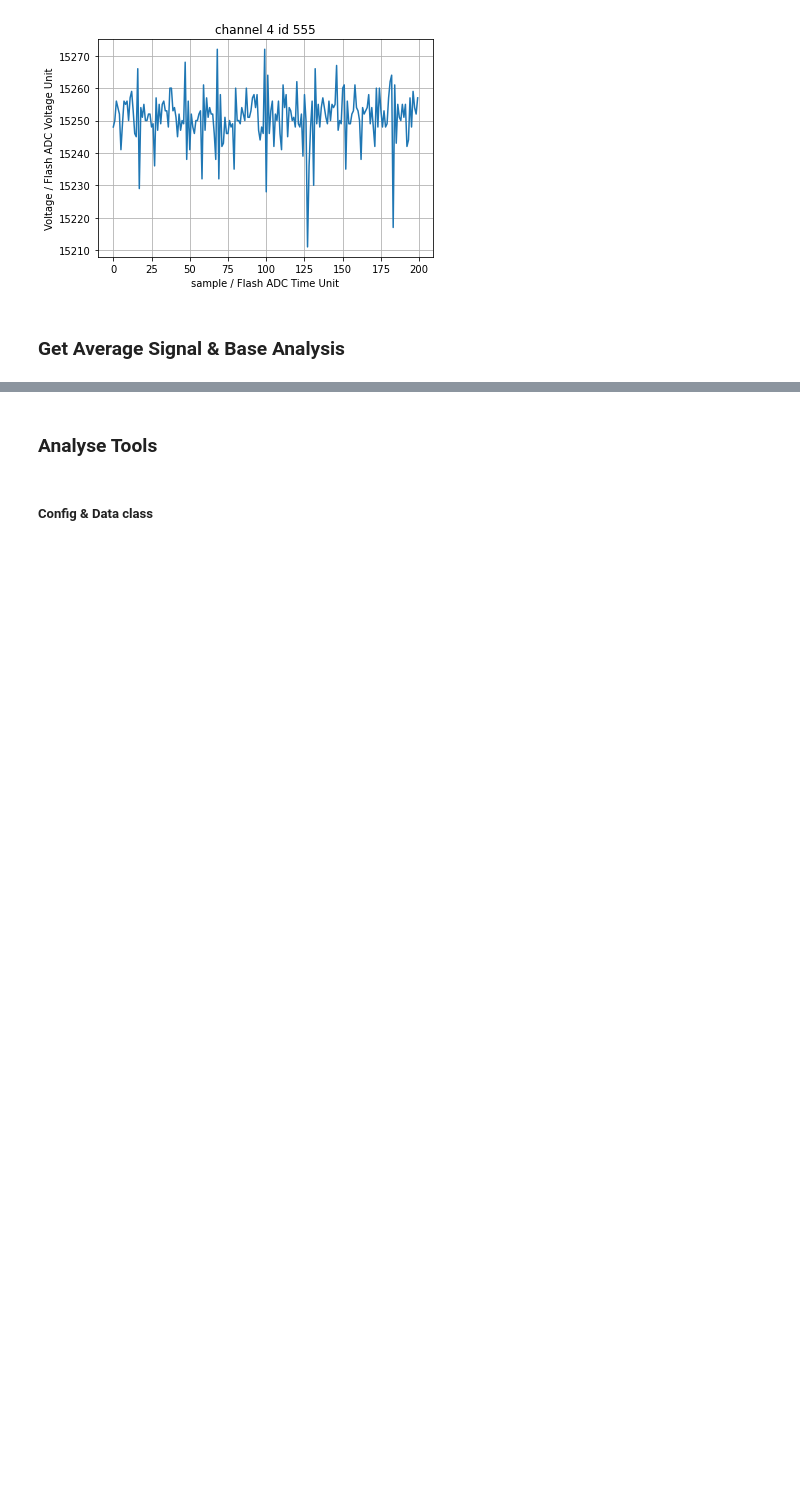
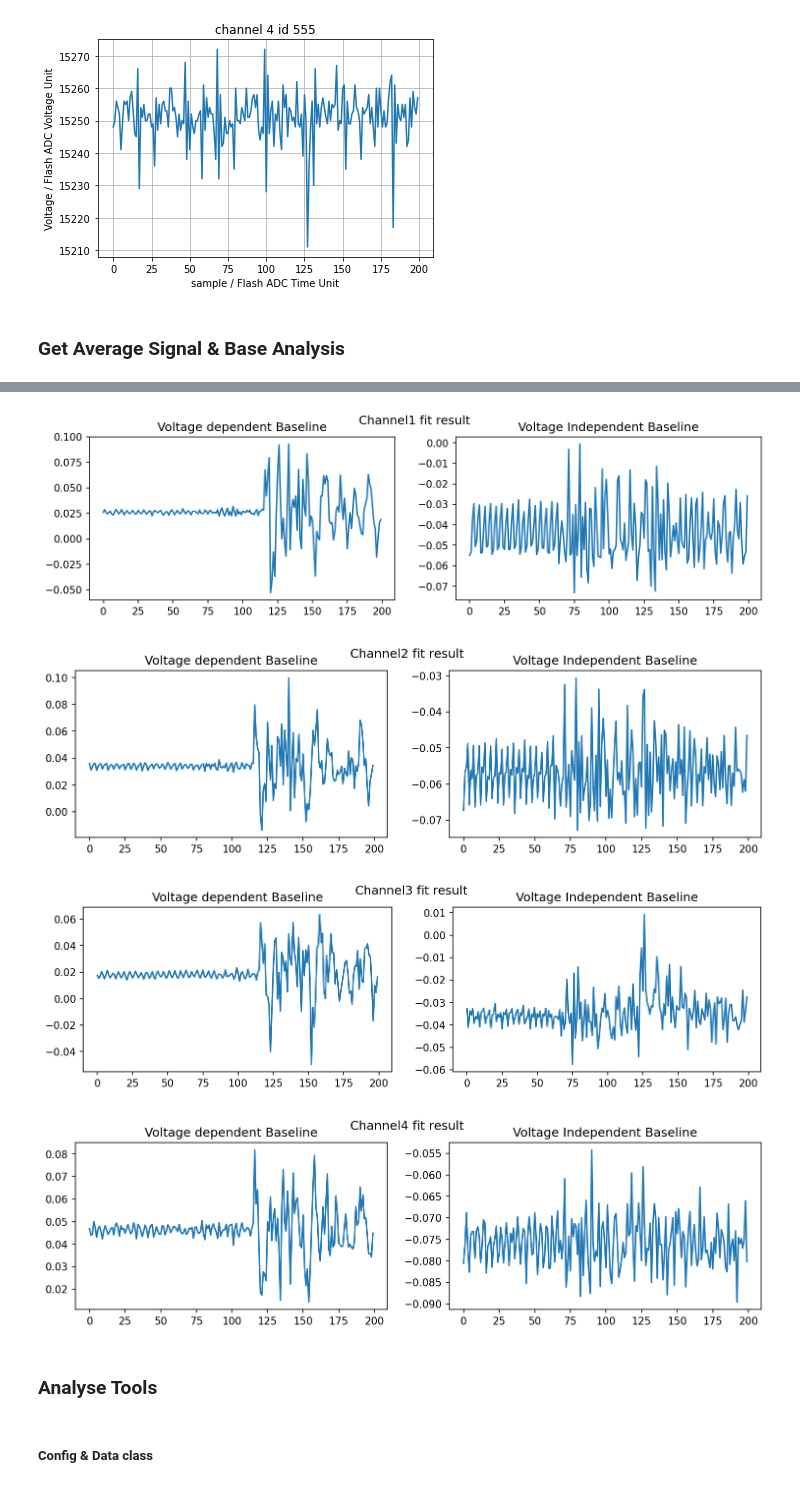
Before and after one commit to yfzhao20/PMT-Test, a Jupyter notebook: yfzhao/dist-analysis-v2.ipynb, the cells around one changed output, grey strips where cells are left out. Saved outputs shown, nothing was run; the diff lists cells and outputs as text; code cells hidden in the pictures; blank space fills up the shorter version.

```diff
--- a/yfzhao/dist-analysis-v2.ipynb
+++ b/yfzhao/dist-analysis-v2.ipynb
@@ -242,3 +236,46 @@ for ch, data in avg_sig.items():
+# %%
+# leastsq linear fit formula
+# linear fit `y = a x + b`
+def linear_fit (x: np.ndarray, y: np.ndarray, weight: np.ndarray, sigma_y2: np.ndarray=None):
+    n = np.sum(weight)
+    xavg = np.sum(x * weight) / n
+    yavg = np.sum(y * weight) / n
+    Sxx = np.sum(weight * x ** 2) - n * xavg ** 2
+    Sxy = np.sum(weight * x * y) - n * xavg * yavg
+    a = Sxy / Sxx
+    b = yavg - a * xavg
+    return a, b
+
+
+fit_res = defaultdict(list)
+for ch, vdata in avg_base.items():
+    volt = np.array([*vdata]) / 100
+    data = np.array([*vdata.values()])
+    sig = (data['sig'] - np.average(data['sig'][:, :50], axis=1)[:, None]).T * VOLT_SCALE # fixed base
+    # sig = (data['sig'] - np.average(data['sig'][:, :50], axis=(0,1))).T * VOLT_SCALE # FIXME: fixed base or volt dependent base?
+    count = data['count']
+
+    for s in sig:
+        fit_res[ch].append(linear_fit(volt, s, count))
+
+    fit_res[ch] = [*zip(*fit_res[ch])]
+
+for ch, (a, b) in fit_res.items():
+    fig, (dv, iv) = plt.subplots(1,2, figsize=(12,3), dpi=150)
+    fig.suptitle(f'Channel{ch} fit result')
+
+    dv.plot(a)
+    dv.set_title('Voltage dependent Baseline')
+
+    iv.plot(b)
+    iv.set_title('Voltage Independent Baseline')
+
+    plt.show()
+# %% [output]
+[figure, added]
+[figure, added]
+[figure, added]
+[figure, added]
 # %% [markdown]
 ### Analyse Tools
 # %% [markdown]
```
Also changed, not shown: parts of 8 cells of this notebook.
